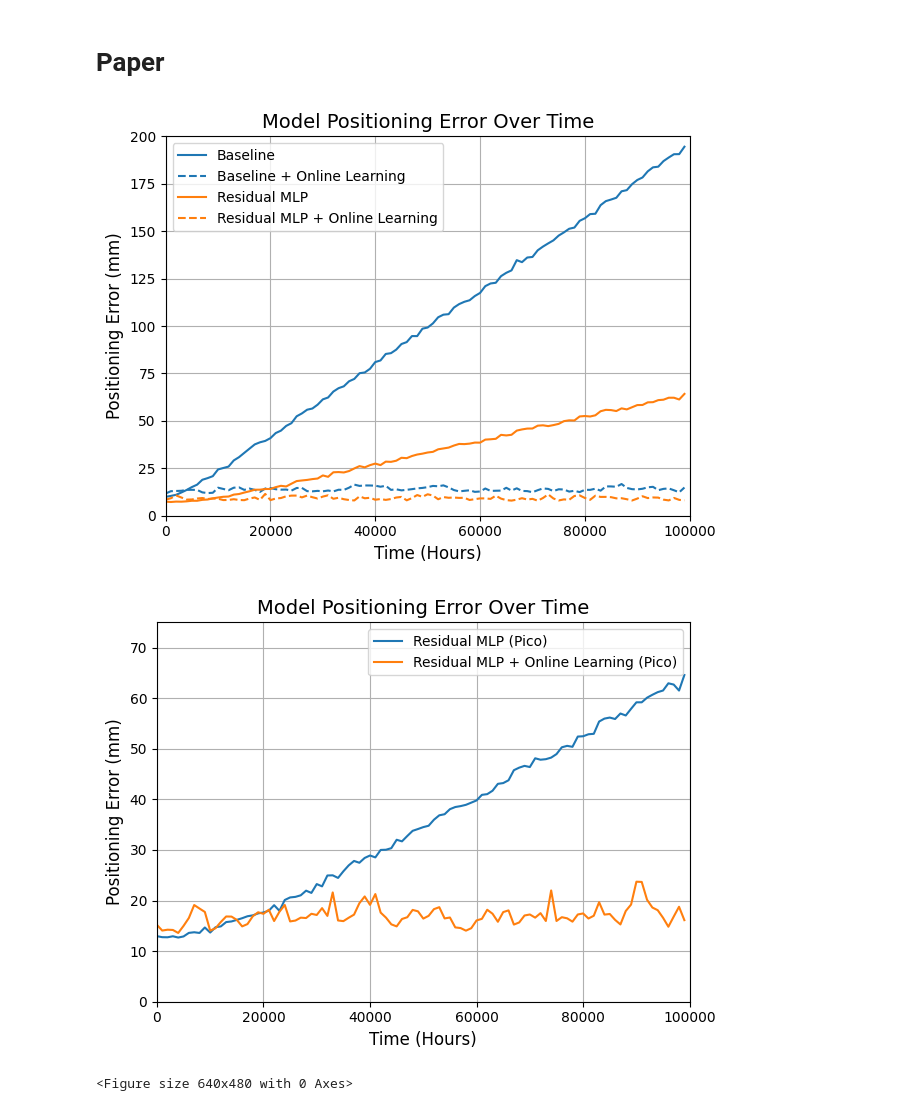
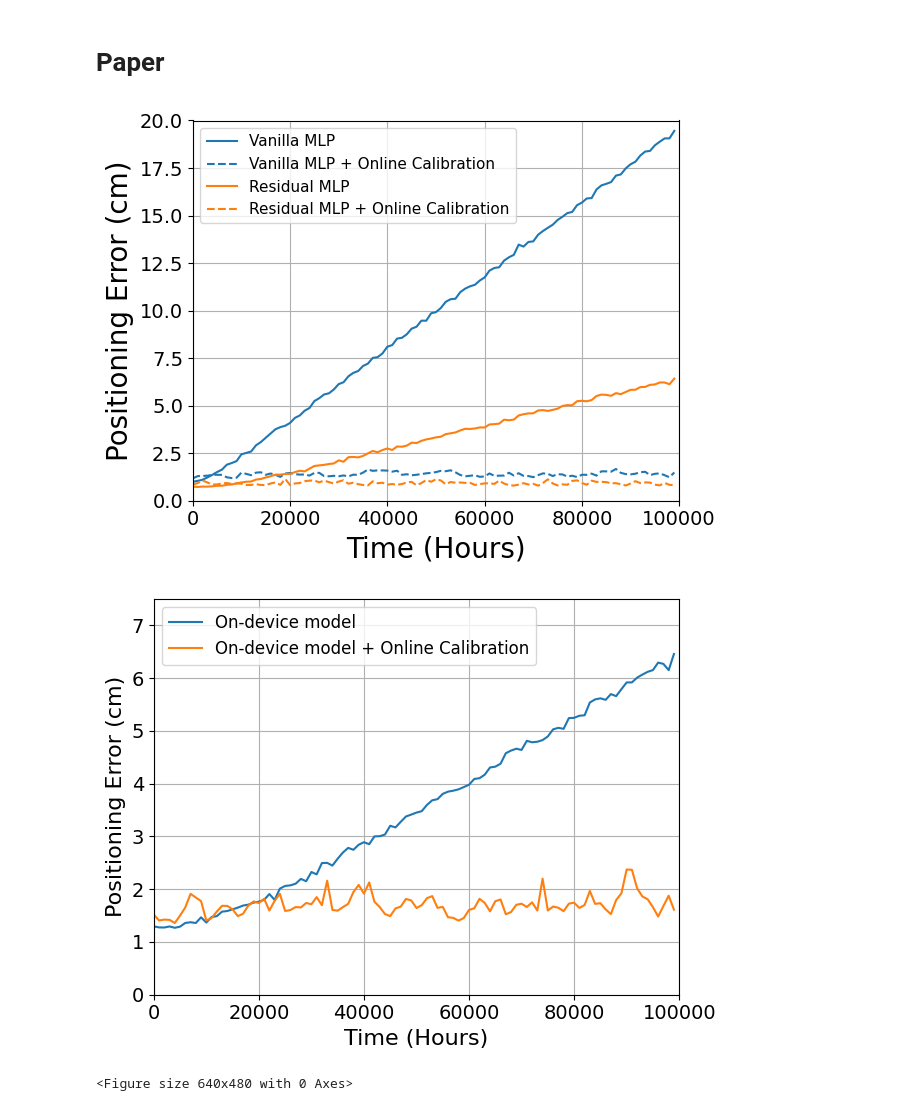
Before and after one commit to einstein8612/VLP, a Jupyter notebook: graphs.ipynb, the cells around one changed output. Cells and saved outputs as stored; diff of their text form; code cells hidden in the pictures.

Commit message:
update graphs and some bugfix

```diff
--- a/graphs.ipynb
+++ b/graphs.ipynb
@@ -20,25 +20,27 @@ residual_mlp_online = np.array(residual_mlp_online)
 # %%
 # Plotting
 # plt.figure(figsize=(10, 6))
 
-plt.plot(timesteps, baseline, label='Baseline', color='C0')
-plt.plot(timesteps, baseline_online, label='Baseline + Online Learning', linestyle='--', color='C0')
-plt.plot(timesteps, residual_mlp, label='Residual MLP', color='C1')
-plt.plot(timesteps, residual_mlp_online, label='Residual MLP + Online Learning', linestyle='--', color='C1')
+plt.plot(timesteps, baseline/10, label='Vanilla MLP', color='C0')
+plt.plot(timesteps, baseline_online/10, label='Vanilla MLP + Online Calibration', linestyle='--', color='C0')
+plt.plot(timesteps, residual_mlp/10, label='Residual MLP', color='C1')
+plt.plot(timesteps, residual_mlp_online/10, label='Residual MLP + Online Calibration', linestyle='--', color='C1')
 
-plt.title('Model Positioning Error Over Time')
+# plt.title('Model Positioning Error Over Time')
 plt.xlabel('Time (Hours)')
-plt.ylabel('Positioning Error (mm)')
-plt.legend()
+plt.ylabel('Positioning Error (cm)')
+plt.legend(fontsize=11)
 plt.grid(True)
 # Change font size
-plt.title('Model Positioning Error Over Time', fontsize=14)
-plt.xlabel('Time (Hours)', fontsize=12)
-plt.ylabel('Positioning Error (mm)', fontsize=12)
-plt.ylim(bottom=0, top=200)
+# plt.title('Model Positioning Error Over Time', fontsize=14)
+plt.xlabel('Time (Hours)', fontsize=20)
+plt.ylabel('Positioning Error (cm)', fontsize=20)
+plt.ylim(bottom=0, top=20)
 plt.xlim(left=0, right=100000)
+plt.xticks(fontsize=14)
+plt.yticks(fontsize=14)
 plt.tight_layout()
 plt.savefig('generated_figures/model_positioning_error.pdf')
 # %% [output]
-[figure, old version]
+[figure, new version]
 # %%
@@ -47,23 +49,25 @@ pico_online = np.array([15.19219970703125, 14.068657875061035, 14.23731708526611
 # %%
 # Plotting
-plt.plot(timesteps, pico_baseline, label='Residual MLP (Pico)')
-plt.plot(timesteps, pico_online, label='Residual MLP + Online Learning (Pico)')
+plt.plot(timesteps, pico_baseline/10, label='On-device model')
+plt.plot(timesteps, pico_online/10, label='On-device model + Online Calibration')
 
-plt.title('Model Positioning Error Over Time')
+# plt.title('Model Positioning Error Over Time')
 plt.xlabel('Time (Hours)')
 plt.ylabel('Positioning Error (mm)')
-plt.legend()
+plt.legend(fontsize=12)
 plt.grid(True)
 # Change font size
-plt.title('Model Positioning Error Over Time', fontsize=14)
-plt.xlabel('Time (Hours)', fontsize=12)
-plt.ylabel('Positioning Error (mm)', fontsize=12)
-plt.ylim(bottom=0, top=75)
+# plt.title('Model Positioning Error Over Time', fontsize=14)
+plt.xlabel('Time (Hours)', fontsize=16)
+plt.ylabel('Positioning Error (cm)', fontsize=16)
+plt.ylim(bottom=0, top=7.5)
 plt.xlim(left=0, right=100000)
+plt.xticks(fontsize=14)
+plt.yticks(fontsize=14)
 plt.tight_layout()
 plt.savefig('generated_figures/model_positioning_error_pico.pdf')
 # %% [output]
-[figure, old version]
+[figure, new version]
 # %%
 raw_data = np.load("./dataset/heatmaps/heatmap_176/raw.npy")
 old_data = np.load("./dataset/heatmaps/heatmap_176/cleaned_LAMBERTIAN-MEAN.npy")
```
Also changed, not shown: parts of 4 cells of this notebook, 5 other files.
